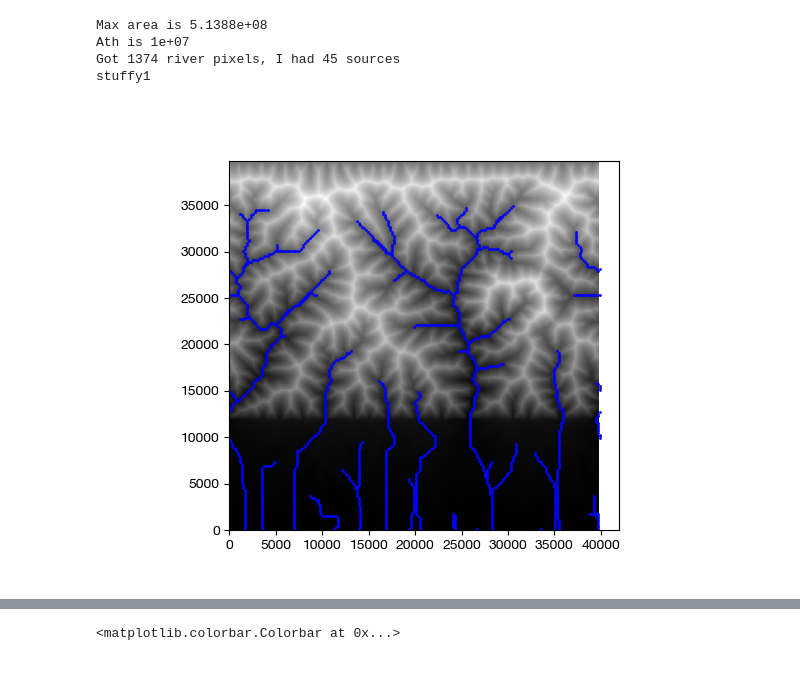
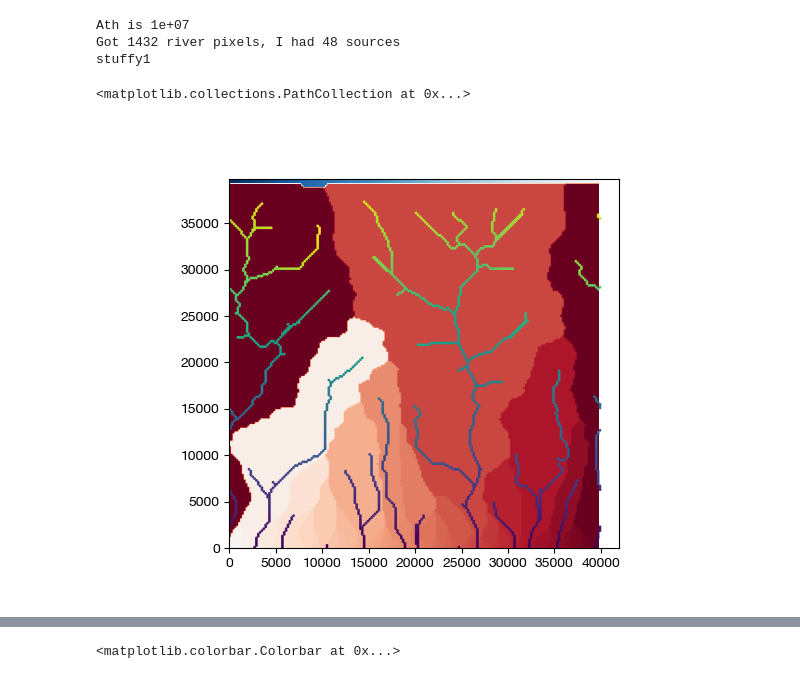
Before and after one commit to bgailleton/CHONK, a Jupyter notebook: paper_example/true_paper_example/section_tooleffect_PP.ipynb, the cells around one changed output, grey strips where cells are left out. Drawn from its saved outputs; the diff is of its cells as text; code cells hidden in the pictures.

```diff
--- a/paper_example/true_paper_example/section_tooleffect_PP.ipynb
+++ b/paper_example/true_paper_example/section_tooleffect_PP.ipynb
@@ -59,11 +59,11 @@ extent = [ds.x.min(),ds.x.max(),ds.y.min(), ds.y.max() ]
 # Getting the original topo
 # input(0)
 Ath = 1e7
-original = pw.minigraph( nx,  ny,  nx * ny,  dx,  dy, 0, 0, ds.sel({"batch":0}).isel({"otime":-1}).Topography__topography.values.ravel())
+original = pw.minigraph( nx,  ny,  nx * ny,  dx,  dy, 0, 0, ds.sel({"batch":1}).sel({"otime":0}, method = "nearest").Topography__topography.values.ravel())
 # input(1)
 original.set_default_boundaries("periodic_EW")
 # input(2)
-original.compute_graph("carve")
+original.compute_graph("simple")
 # input(3)
 original.calculate_area()
 # input(4)
@@ -75,9 +75,10 @@ original.compute_river_nodes()
 # input(7)
 original.calculate_junction_map()
 # yolo = original.get_rivers_rowcolnode()
-# input(8)
-oriv = original.get_rivers_dict()
-# input(9)
+oriv1 = original.get_rivers_dict()
+oriv2 = original.get_rivers_rowcolnode()
+oriv = oriv1.copy()
+oriv.update(oriv2)
 oriv["basin"] = original.get_rivers_basin_label()
 # input(10)
 oriv["SO"] = original.get_stream_order()
@@ -85,17 +86,22 @@ oriv["basarr"] = original.get_basin_array()
 
 JD = original.get_junction_map()
 # %% [output]
-Max area is 5.1388e+08
 Ath is 1e+07
-Got 1374 river pixels, I had 45 sources
+Got 1432 river pixels, I had 48 sources
 stuffy1
 # %%
 fig, ax = plt.subplots()
+geol = np.load("geological_map.npy")
 ax.imshow(original.get_topo_np().reshape(ny,nx), extent = extent, cmap = "gray")
-# ax.imshow(oriv["basarr"].reshape(ny,nx), extent = extent, cmap = "RdBu_r")
-cb = ax.scatter(oriv["X"], oriv["Y"], c = "b", lw =0, s = 4)
+cb = ax.imshow(oriv["basarr"].reshape(ny,nx), extent = extent, cmap = "RdBu_r")
+# ax.imshow(geol, extent = extent, cmap = "jet")
+# ax.scatter(oriv["X"], oriv["Y"], c =  "b", lw =0, s = 4)
+# ax.scatter(oriv["X"], oriv["Y"], c =  np.log10(oriv["A"]), lw =0, s = 4)
+# ax.scatter(dfo["X"], dfo["Y"], c = dfo["flow_distance"], lw =0, s = 4)
+ax.scatter(oriv["X"], oriv["Y"], c = oriv["flow_distance"], lw =0, s = 4)
 # cb = ax.scatter(JD["X"], JD["Y"],c = 'k', lw =2, s = 40, marker = "x")
 
 # plt.colorbar(cb)
 # %% [output]
+<matplotlib.collections.PathCollection at 0x...>
-[figure, old version]
+[figure, new version]
```
Also changed, not shown: parts of 6 cells of this notebook, 3 other files.
